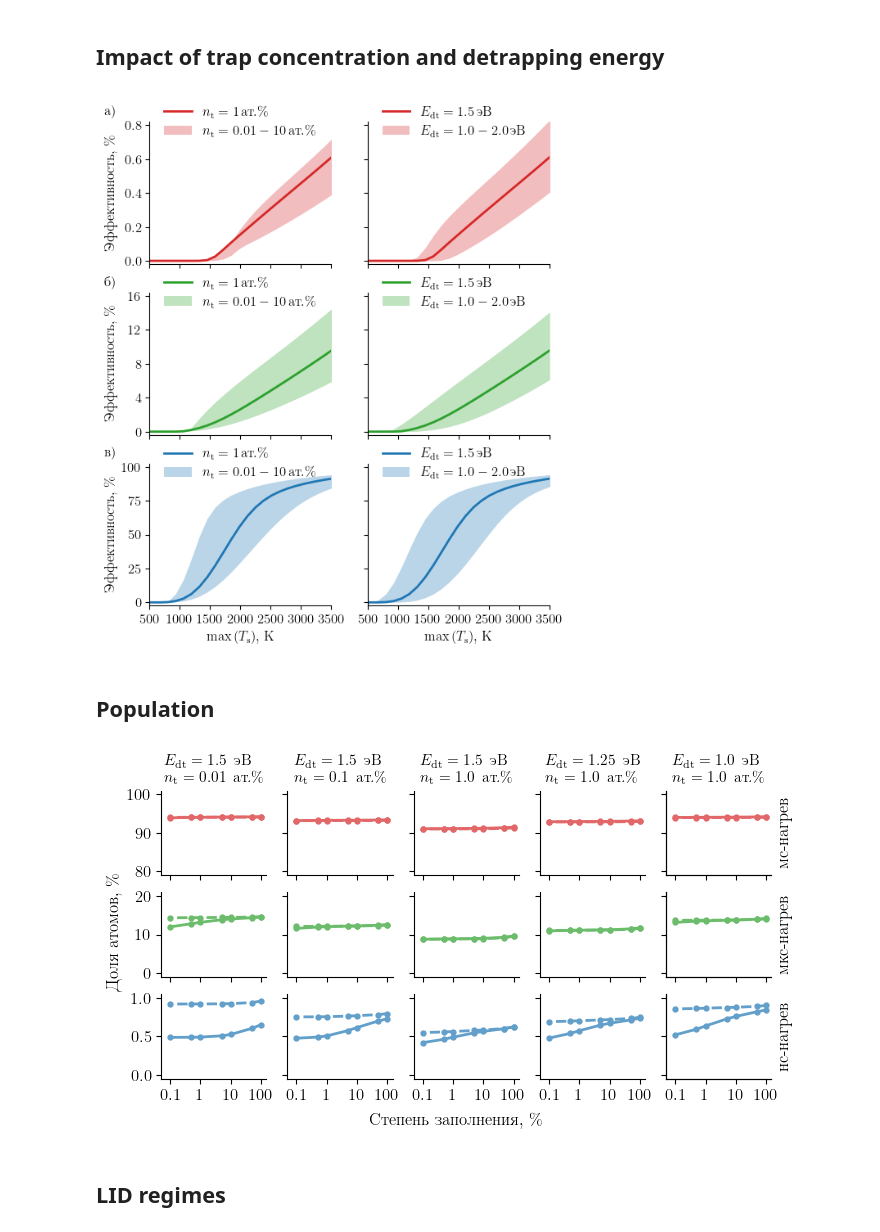
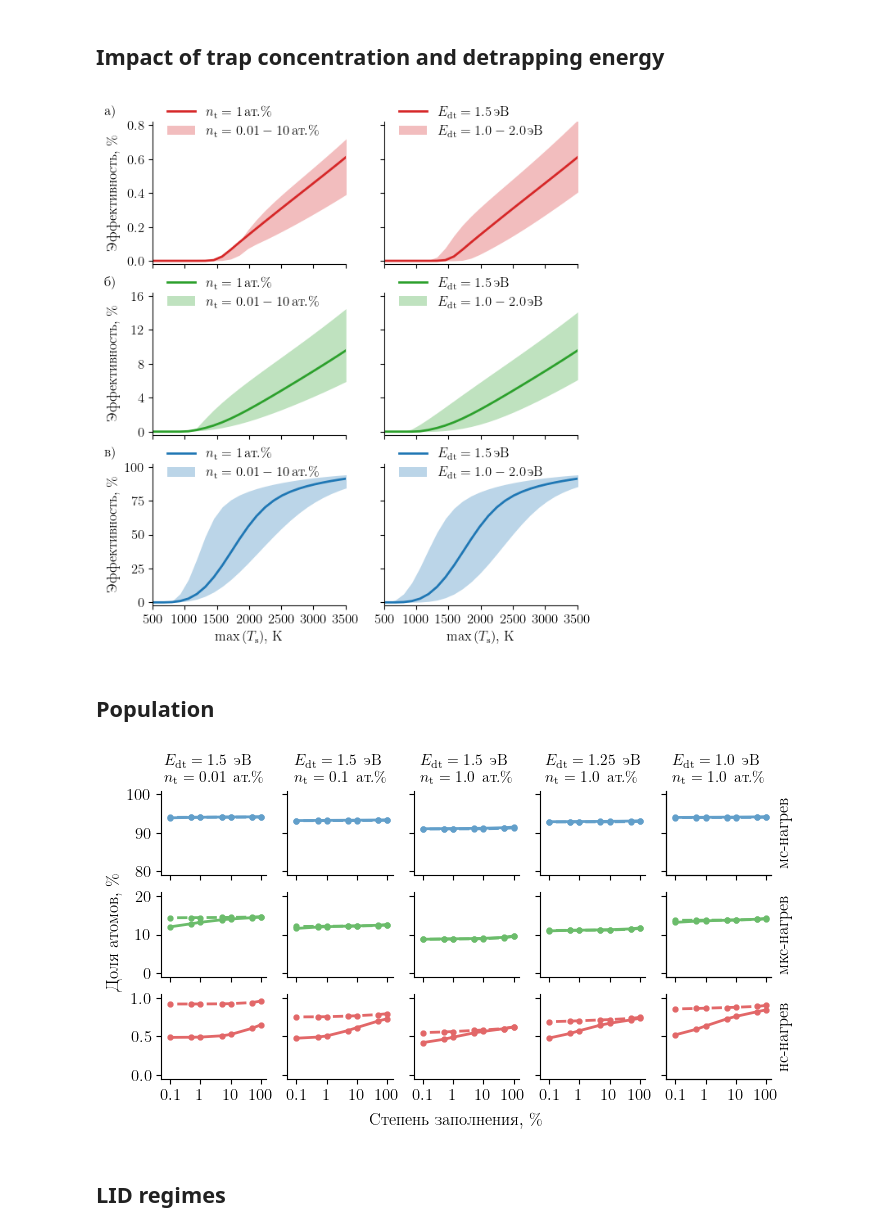
Before and after one commit to KulaginVladimir/PhD, a Jupyter notebook: Scripts/Chapter_4/LID_simulation/LID.ipynb, the cells around one changed output. Drawn from its saved outputs; the diff is of its cells as text; code cells hidden in the pictures.

```diff
--- a/Scripts/Chapter_4/LID_simulation/LID.ipynb
+++ b/Scripts/Chapter_4/LID_simulation/LID.ipynb
@@ -459,7 +459,7 @@ def integrate_flux(t, F):
 
 
 labels = ["нс-нагрев", "мкс-нагрев", "мс-нагрев"]
-colors = ["#629fca", "#6bbc6b", "#e26768"]
+colors = [ "#e26768", "#6bbc6b", "#629fca"]
 for i in range(3):
     N_des = np.zeros(25)
     T_max = np.zeros(25)
@@ -521,7 +521,7 @@ phi = 1
 fig, ax = plt.subplots(figsize=(85 * mm2inch, 70 * mm2inch))
 
 labels = ["нс-нагрев", "мкс-нагрев", "мс-нагрев"]
-colors = ["#629fca", "#6bbc6b", "#e26768"]
+colors = [ "#e26768", "#6bbc6b", "#629fca"]
 ax.plot([0, 1e-6], [1, 1], ls="dashed", lw=2, color="black")
 for i in range(3):
     E = E_maxs[i]
@@ -710,7 +710,7 @@ phi = 1
 eta_tr = 1e-2
 E_dt = 1.5
 
-colors = ["#629fca", "#6bbc6b", "#e26768"]
+colors = [ "#e26768", "#6bbc6b", "#629fca"]
 labels = ["нс-нагрев", "мкс-нагрев", "мс-нагрев"]
 for i in range(3):
 
@@ -785,6 +785,7 @@ phi = 1
 alphas = [0.1, 0.5, 1.00, 5, 10]
 alpha = 1
 
+colors = ["tab:red", "tab:green", "tab:blue"]
 
 def integrate_flux(t, F):
     return np.trapz(F, x=t)
@@ -904,7 +905,7 @@ def get_mins(data):
 
 
 fig, ax = plt.subplots(
-    3, 2, figsize=(160 * mm2inch, 65 * 3 * mm2inch), sharey="row", sharex=True
+    3, 2, figsize=(170 * mm2inch, 65 * 3 * mm2inch), sharey="row", sharex=True
 )
 colors = ["tab:red", "tab:green", "tab:blue"]
 for i in range(3):
@@ -1011,38 +1012,38 @@ for i in range(3):
         all_N_des.append(N_des)
         if i == 2:
             ax[i, 1].set_xlabel(r"$\max\left(T_\mathrm{s}\right)$, K")
 
     ax[i, 1].plot(
         all_T[2], all_N_des[2], color=colors[i], lw=2, label=r"$E_\mathrm{dt}=1.5\,$эВ"
     )
     ax[i, 1].fill_between(
         all_T[0],
         all_N_des[0],
         all_N_des[-1],
         linewidth=0,
         alpha=0.3,
         color=colors[i],
         label=r"$E_\mathrm{dt}=1.0-2.0\,$эВ",
     )
     ax[i, 1].legend(loc=(0.05, 0.85))
 
 letters = ["а)", "б)", "в)"]
 for i, let in enumerate(letters):
     ax[i, 0].text(-0.25, 1.05, let, transform=ax[i, 0].transAxes, fontweight="bold")
 
 fig.align_ylabels()
 plt.savefig(
     f"../../../Thesis/images/LID_n_Edt_var.pdf",
     bbox_inches="tight",
     pad_inches=0.02,
 )
 plt.show()
 # %% [output]
-[figure, old version]
+[figure, new version]
 # %% [markdown]
 ## Population
 # %%
-colors = ["#629fca", "#6bbc6b", "#e26768"]
+colors = [ "#e26768", "#6bbc6b", "#629fca"]
 mat = "W"
 durs = ["ns", "us", "ms"]
 E_maxs = [10.2e3, 160e3, 3.8e6]
@@ -1209,7 +1210,7 @@ plt.savefig(
 )
 plt.show()
 # %% [output]
-[figure, old version]
+[figure, new version]
 # %% [markdown]
 ## LID regimes
 # %%
```
Also changed, not shown: parts of 4 cells of this notebook, 27 other files.
